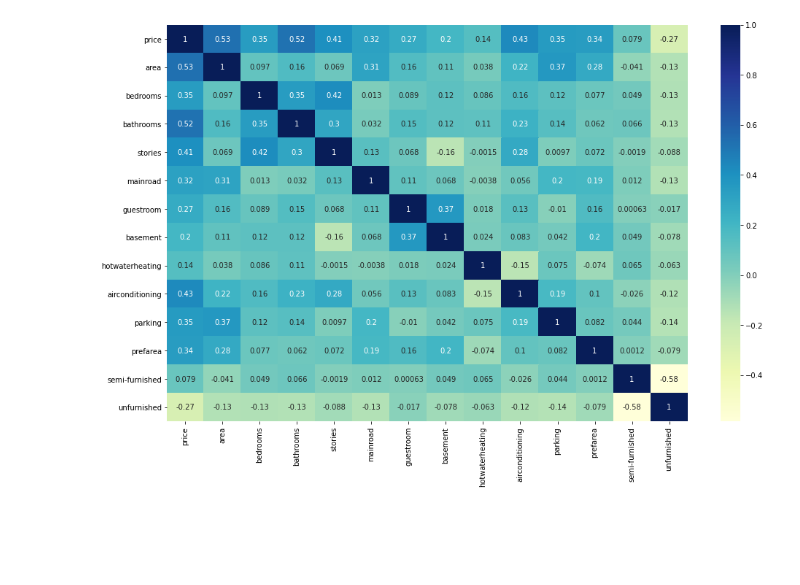
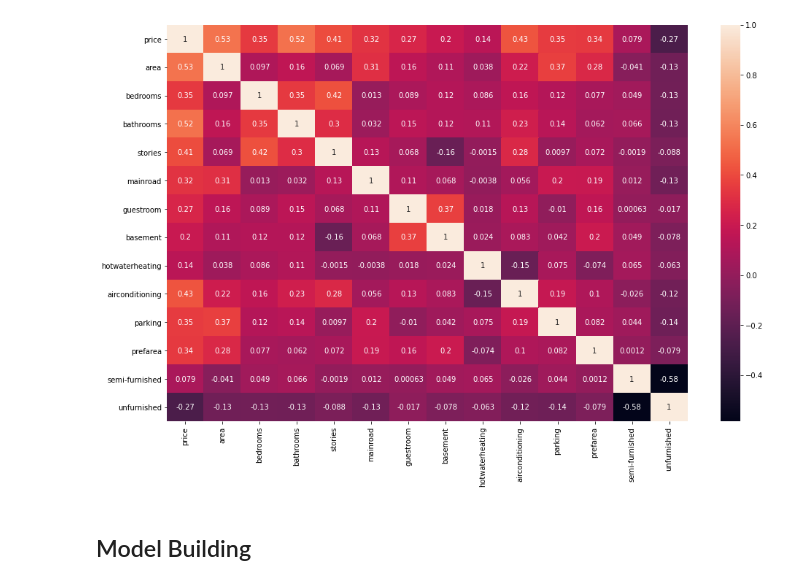
Before and after one commit to nikharkesari/Housing-Case-Study, a Jupyter notebook: housing_model.ipynb, the cells around one changed output. Cells and saved outputs as stored; diff of their text form; code cells hidden in the pictures; blank space fills up the shorter version.

```diff
--- a/Housing Case Study using RFE.ipynb
+++ b/housing_model.ipynb
@@ -65,0 +113,6 @@ housing = pd.concat([housing, status], axis = 1)
+# %%
+# creating  dummy featuresFor categorical variables with multiple levels
+
+status = pd.get_dummies(housing['furnishingstatus'], drop_first = True)
+housing = pd.concat([housing, status], axis = 1)
+housing.head()
@@ -105,9 +148,13 @@ df_train.head()
 # %%
+# Checking the correlation coefficients to see which variables are highly correlated
+
 plt.figure(figsize = (16, 10))
-sns.heatmap(df_train.corr(), annot = True, cmap="YlGnBu")
+sns.heatmap(df_train.corr(), annot = True)
 plt.show()
 # %% [output]
-[figure, old version]
+[figure, new version]
 # %%
 y_train = df_train.pop('price')
 X_train = df_train
+# %% [markdown]
+## Model Building
```
Also changed, not shown: parts of 50 cells of this notebook.
